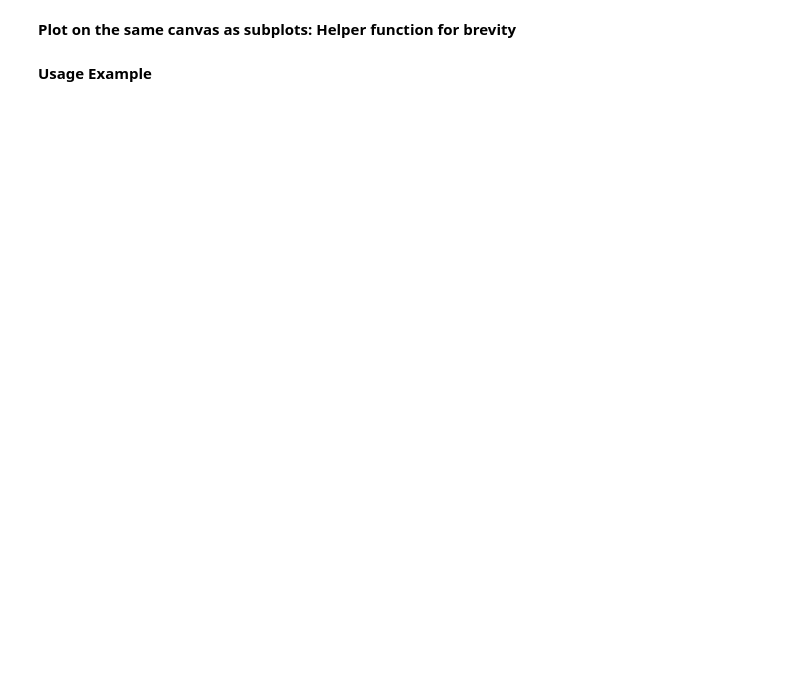
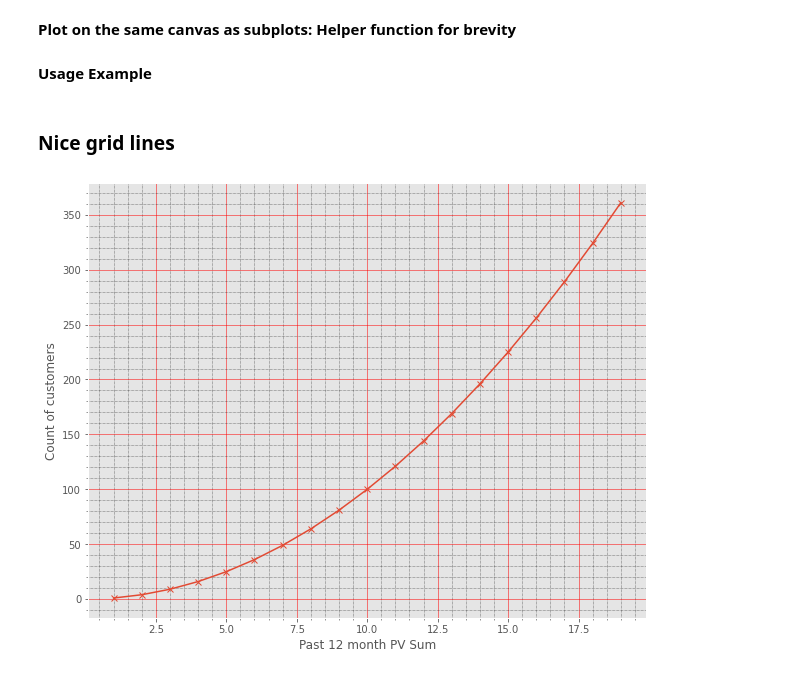
Before and after one commit to srjit/ds-helper-functions, a Jupyter notebook: eda-utils.ipynb, the cells around one changed output. Cells and saved outputs as stored; diff of their text form; code cells hidden in the pictures; blank space fills up the shorter version.

Commit message:
update nice grid lines

```diff
--- a/eda-utils.ipynb
+++ b/eda-utils.ipynb
@@ -40,3 +40,29 @@ __Usage Example__
 #      ylabel="Probability",
 #      dist = dist_est,
 #      alpha=0.5)
+# %% [markdown]
+### Nice grid lines
+# %%
+Xs = list(range(1,20))
+Ys = [x**2 for x in Xs]
+
+fig, ax = plt.subplots(figsize=(10,8))
+ax.plot(Xs, Ys, marker='x')
+#plt.yticks(list(range(800, 1800, 300)))
+ax.minorticks_on()
+
+# Don't allow the axis to be on top of your data
+ax.set_axisbelow(True)
+
+# Turn on the minor TICKS, which are required for the minor GRID
+ax.minorticks_on()
+
+# Customize the major grid
+ax.grid(which='major', linestyle='-', linewidth='0.5', color='red')
+# Customize the minor grid
+ax.grid(which='minor', linestyle=':', linewidth='0.5', color='black')
+ax.set_ylabel("Count of customers")
+ax.set_xlabel("Past 12 month PV Sum")
+plt.show()
+# %% [output]
+[figure, added]
```
